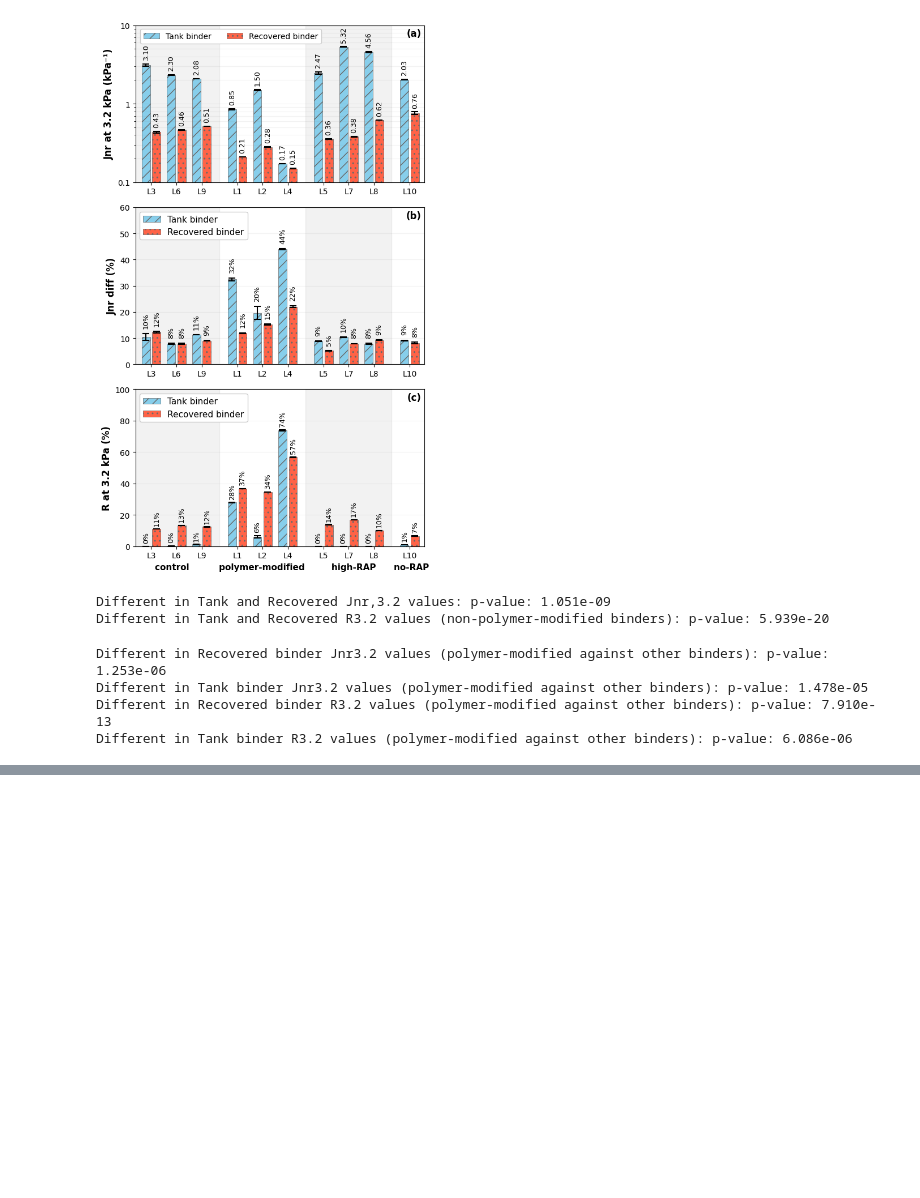
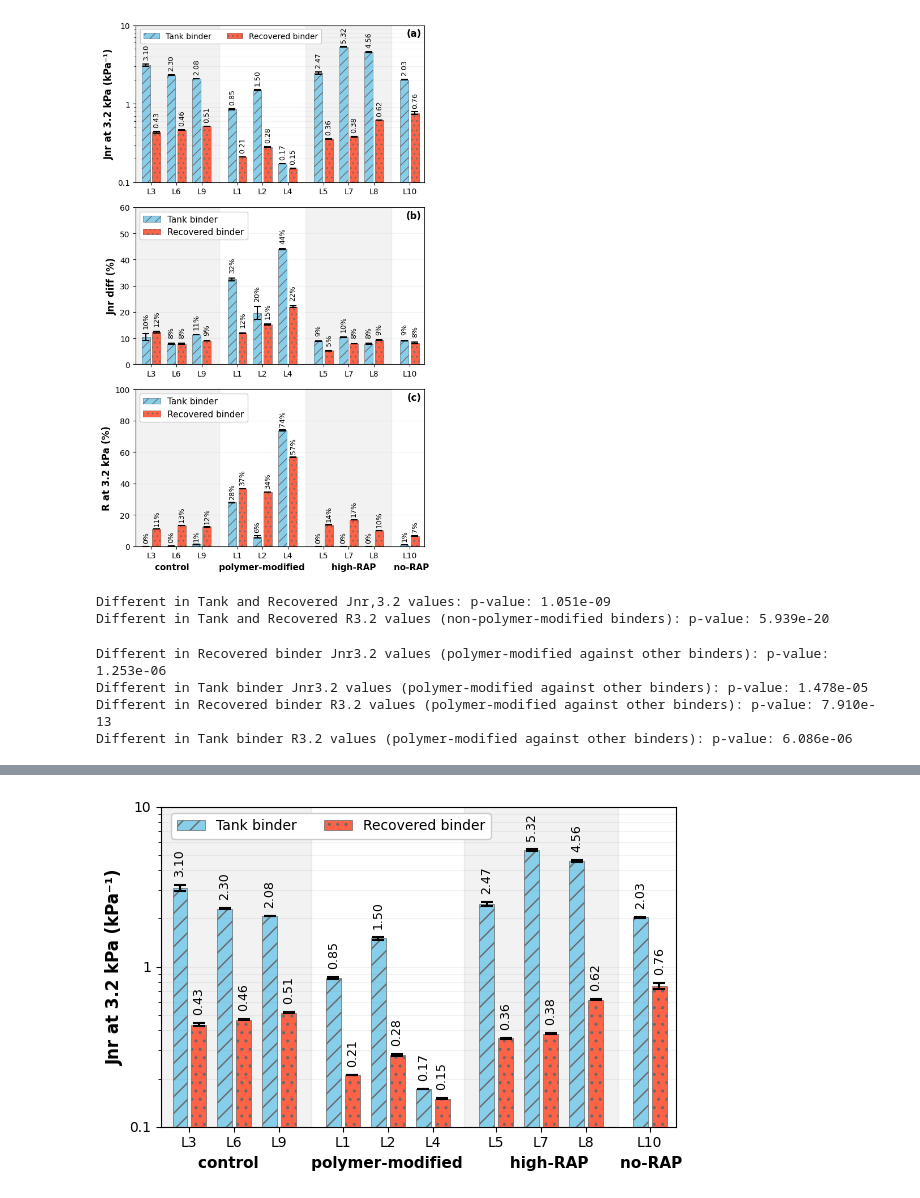
Before and after one commit to TFHRC-ABML/Pub_TRB_RuttingBinderPTF, a Jupyter notebook: Task02_Binder_MSCR.ipynb, the cells around one changed output, grey strips where cells are left out. Cells and saved outputs as stored; diff of their text form; code cells hidden in the pictures; blank space fills up the shorter version.

```diff
--- a/Task02_Binder_MSCR.ipynb
+++ b/Task02_Binder_MSCR.ipynb
@@ -643,0 +651,52 @@ pickle.dump(MSCR, open('./Data/ProcessedData_MSCR.pkl', 'wb'))
+# %%
+fig, axes = plt.subplots(1, 1, figsize=(6, 4))
+XPositions = np.array([2.4 * i + j + 0.0 for i in range(0, 3) for j in range(2)] + \
+                      [2.4 * i + j + 1.0 for i in range(3, 6) for j in range(2)] + \
+                      [2.4 * i + j + 2.0 for i in range(6, 9) for j in range(2)] + \
+                      [2.4 * i + j + 3.0 for i in range(9, 10) for j in range(2)])
+Labels = [f'Jnr at 3.2 kPa (kPa⁻¹)', f'Jnr diff (%)', f'R at 3.2 kPa (%)']
+MaxYlim = [8.1, 60, 100]
+# Put the shades under the bars.
+for ax in [axes]:
+    ax.axvspan(xmin=-1,   xmax=7.0, color='gray', alpha=0.1)
+    ax.axvspan(xmin=15.2, xmax=23.4, color='gray', alpha=0.1)
+# Plot the bars.
+for ax, key in zip([axes], ['Jnr3.2']):
+    ax.bar(XPositions[::2],
+        height=MSCRRes[f'{key}_Mean'].to_numpy()[[5, 11, 17, 1, 3, 7, 9, 13, 15, 19]],
+        yerr=MSCRRes[f'{key}_Std'].to_numpy()[[5, 11, 17, 1, 3, 7, 9, 13, 15, 19]],
+        width=0.8, edgecolor='dimgray', lw=0.5, color='skyblue', hatch='//', label='Tank binder',
+        error_kw={'capsize': 4, 'capthick': 1.5, 'elinewidth': 1.5, 'ecolor': 'black'})
+    ax.bar(XPositions[1::2],
+        height=MSCRRes[f'{key}_Mean'].to_numpy()[[4, 10, 16, 0, 2, 6, 8, 12, 14, 18]],
+        yerr=MSCRRes[f'{key}_Std'].to_numpy()[[4, 10, 16, 0, 2, 6, 8, 12, 14, 18]],
+        width=0.8, edgecolor='dimgray', lw=0.5, color='tomato', hatch='..', label='Recovered binder',
+        error_kw={'capsize': 4, 'capthick': 1.5, 'elinewidth': 1.5, 'ecolor': 'black'})
+for i, idx in enumerate([4, 10, 16, 0, 2, 6, 8, 12, 14, 18]):
+    key = 'Jnr3.2'
+    axes.text(XPositions[2*i+1], 10 ** (np.log10(MSCRRes[f'{key}_Mean'][idx+0] + MSCRRes[f'{key}_Std'][idx+0]) + 0.05),
+            f'{MSCRRes[f"{key}_Mean"][idx+0]:.2f}', ha='center', va='bottom', fontsize=9, rotation=90)
+    axes.text(XPositions[2*i+0], 10 ** (np.log10(MSCRRes[f'{key}_Mean'][idx+1] + MSCRRes[f'{key}_Std'][idx+1]) + 0.05),
+            f'{MSCRRes[f"{key}_Mean"][idx+1]:.2f}', ha='center', va='bottom', fontsize=9, rotation=90)
+# General stuff.
+for i, ax in enumerate([axes]):
+    ax.set_ylim([0, MaxYlim[i]])
+    ax.set_xticks(XPositions[::2] + 0.5)
+    ax.set_xticklabels([f'L{i}' for i in [3, 6, 9, 1, 2, 4, 5, 7, 8, 10]], fontsize=10, color='k', rotation=0)
+    ax.set_ylabel(Labels[i], fontsize=12, fontweight='bold', color='k')
+    ax.set_xlim([-1.0, 26.5])
+    ax.grid(axis='y', color='gray', alpha=0.1)
+    ax.legend(fontsize=11, ncol=1, loc='upper left', framealpha=1.0)
+axes.set_xlabel('        control          polymer-modified         high-RAP      no-RAP',
+                 fontsize=11, fontweight='bold', color='k')
+axes.set_yscale('log')
+axes.set_ylim([0.1, 10])
+axes.yaxis.grid(True, which='both', color='gray', alpha=0.1)
+axes.set_yticks([0.1, 1, 10])
+axes.set_yticklabels(['0.1', '1', '10'])
+axes.legend(loc='upper center', bbox_to_anchor=(0.33, 1.00), bbox_transform=axes.transAxes, framealpha=1.0, ncol=2)
+fig.tight_layout()
+# fig.savefig(os.path.join(OutputDir, 'Presentation Figures', f'Binder_MSCR_Jnr32.png'), format='png', dpi=1000)
+# fig.savefig(os.path.join(OutputDir, 'Presentation Figures', f'Binder_MSCR_Jnr32.svg'), format='svg')
+# %% [output]
+[figure, added]
```
Also changed, not shown: parts of 6 cells of this notebook, 3 other files.
